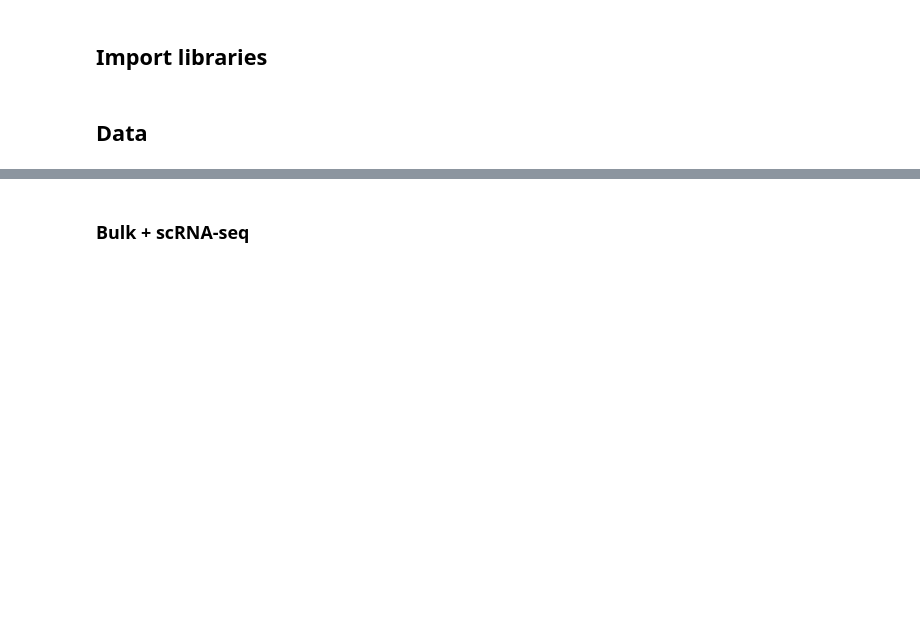
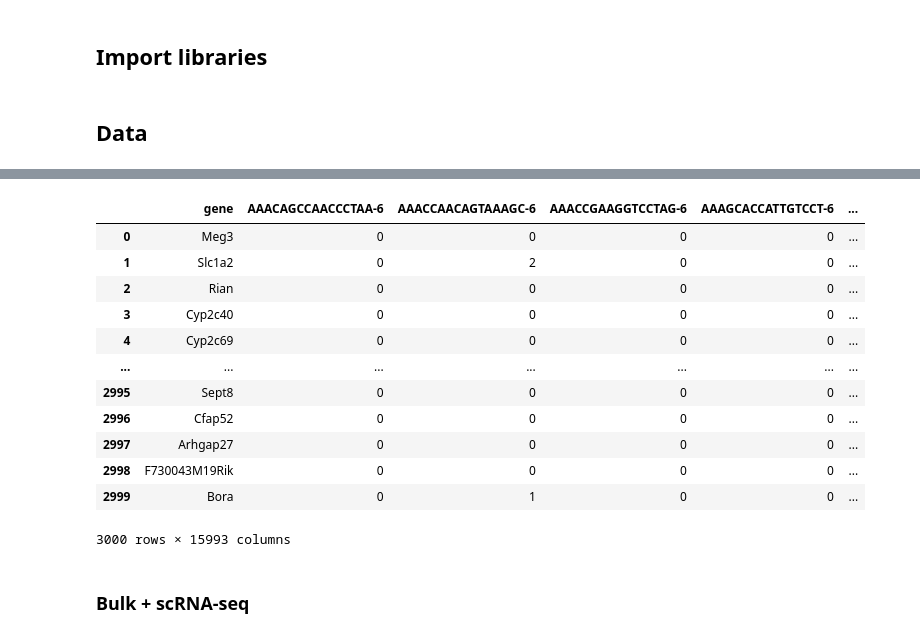
Before and after one commit to galopyz/hprc, a Jupyter notebook: circadian24.ipynb, the cells around one changed output, grey strips where cells are left out. Drawn from its saved outputs; the diff is of its cells as text; code cells hidden in the pictures; blank space fills up the shorter version.

```diff
--- a/circadian24.ipynb
+++ b/circadian24.ipynb
@@ -110,6 +102,22 @@ df_mis = pd.DataFrame({f'{col}_missing':np.zeros(data.shape[0], dtype=int) for c
 data2 = data.join(df_mis)
 df = data2.join(meta_data.set_index('cell_name'))
 df['code'] = df.loc[:,'ZT'].str[-2:].map(float)
+# %%
+raw_data
+# %% [output]
+|  | gene | AAACAGCCAACCCTAA-6 | AAACCAACAGTAAAGC-6 | AAACCGAAGGTCCTAG-6 | AAAGCACCATTGTCCT-6 | ... |
+| 0 | Meg3 | 0 | 0 | 0 | 0 | ... |
+| 1 | Slc1a2 | 0 | 2 | 0 | 0 | ... |
+| 2 | Rian | 0 | 0 | 0 | 0 | ... |
+| 3 | Cyp2c40 | 0 | 0 | 0 | 0 | ... |
+| 4 | Cyp2c69 | 0 | 0 | 0 | 0 | ... |
+| ... | ... | ... | ... | ... | ... | ... |
+| 2995 | Sept8 | 0 | 0 | 0 | 0 | ... |
+| 2996 | Cfap52 | 0 | 0 | 0 | 0 | ... |
+| 2997 | Arhgap27 | 0 | 0 | 0 | 0 | ... |
+| 2998 | F730043M19Rik | 0 | 0 | 0 | 0 | ... |
+| 2999 | Bora | 0 | 1 | 0 | 0 | ... |
+3000 rows × 15993 columns
 # %% [markdown]
 ### Bulk + scRNA-seq
 # %%
```
Also changed, not shown: parts of 3 cells of this notebook.
